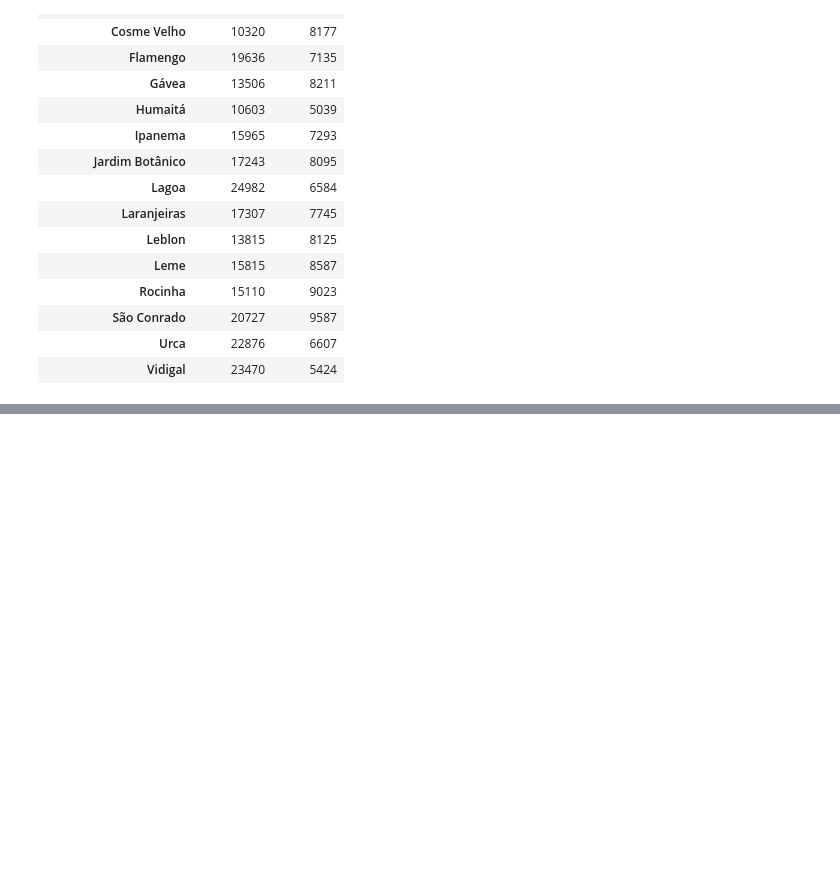
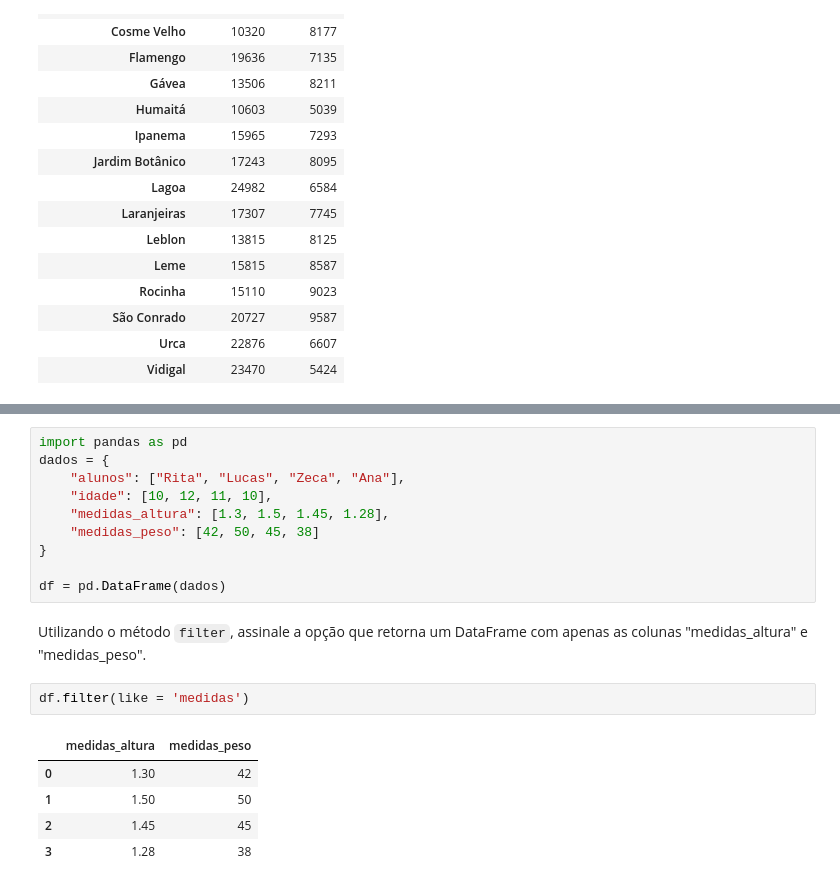
Before and after one commit to biamouras/alura-pandas-ds, a Jupyter notebook: 05_pandas_avancado/exercicios.ipynb, the cells around one changed output, grey strips where cells are left out. Drawn from its saved outputs; the diff is of its cells as text; blank space fills up the shorter version.

```diff
--- a/05_pandas_avancado/exercicios.ipynb
+++ b/05_pandas_avancado/exercicios.ipynb
@@ -96,0 +152,20 @@ pd.read_excel(
+# %%
+import pandas as pd
+dados = {
+    "alunos": ["Rita", "Lucas", "Zeca", "Ana"],
+    "idade": [10, 12, 11, 10],
+    "medidas_altura": [1.3, 1.5, 1.45, 1.28],
+    "medidas_peso": [42, 50, 45, 38]
+}
+
+df = pd.DataFrame(dados)
+# %% [markdown]
+Utilizando o método `filter`, assinale a opção que retorna um DataFrame com apenas as colunas "medidas_altura" e "medidas_peso".
+# %%
+df.filter(like = 'medidas')
+# %% [output]
+|  | medidas_altura | medidas_peso |
+| 0 | 1.30 | 42 |
+| 1 | 1.50 | 50 |
+| 2 | 1.45 | 45 |
+| 3 | 1.28 | 38 |
```
Also changed, not shown: parts of 15 cells of this notebook, 1 other file.
